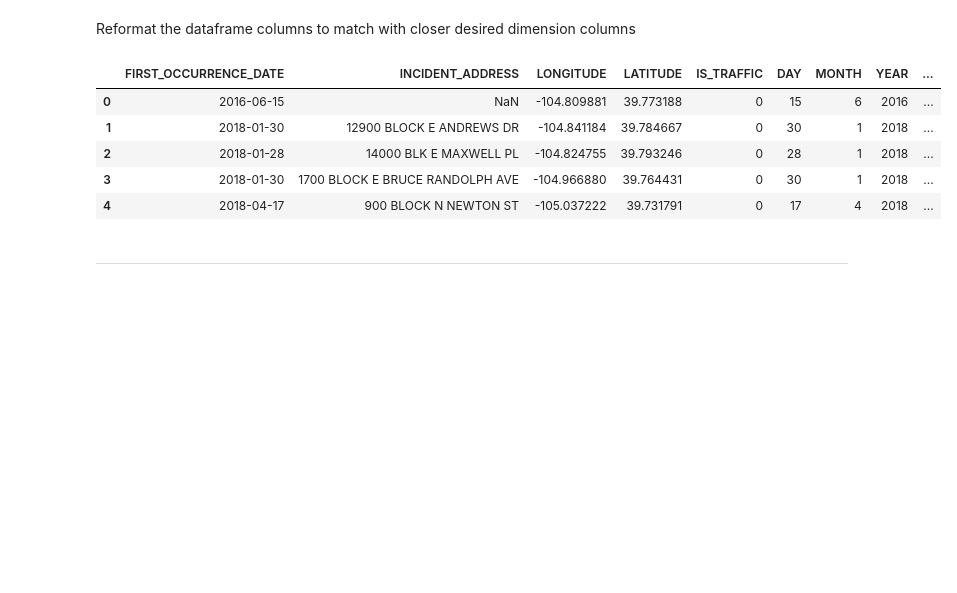
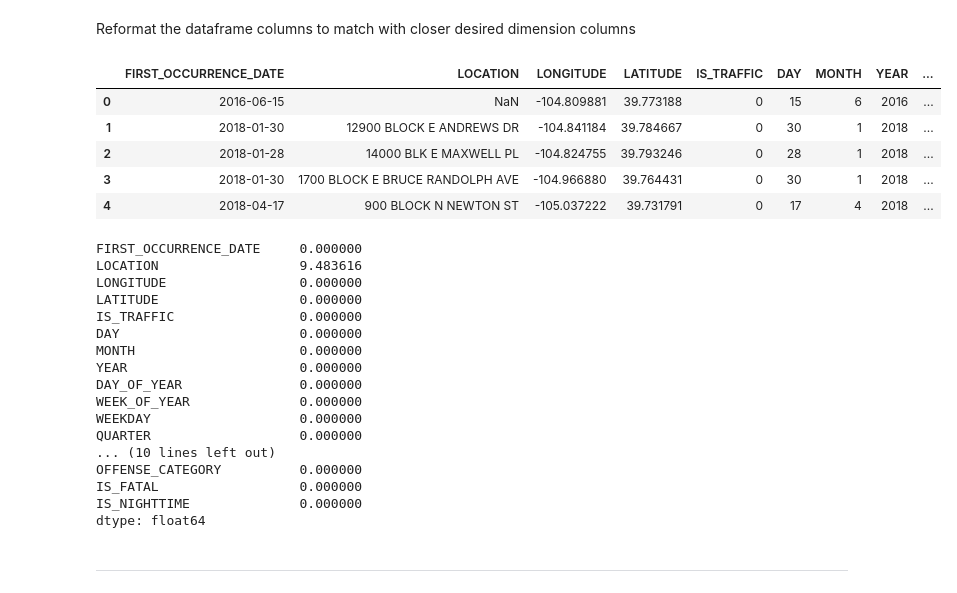
Before and after one commit to Quang-Vinh/Crime-Data-Mart, a Jupyter notebook: 2 - Data Staging/Crime Preprocessing.ipynb, the cells around one changed output. Saved outputs shown, nothing was run; the diff lists cells and outputs as text; code cells hidden in the pictures; blank space fills up the shorter version.

Commit message:
Reformatted data to be consistent, then merged denver and vancouver crime data

```diff
--- a/2 - Data Staging/Crime Preprocessing.ipynb
+++ b/2 - Data Staging/Crime Preprocessing.ipynb
@@ -142,6 +144,9 @@ denver_crimes['FIRST_OCCURRENCE_TIME'] = denver_crimes.FIRST_OCCURRENCE_DATE.dt.
 denver_crimes['REPORTED_TIME'] = denver_crimes.REPORTED_DATE.dt.time
 denver_crimes['LAST_OCCURRENCE_TIME'] = denver_crimes.LAST_OCCURRENCE_DATE.dt.time
 denver_crimes['FIRST_OCCURRENCE_DATE'] = denver_crimes.FIRST_OCCURRENCE_DATE.dt.date
+
+# Set missing Last occurence dates to None instead of NaT
+denver_crimes.loc[denver_crimes.LAST_OCCURRENCE_TIME.isnull(), 'LAST_OCCURRENCE_TIME'] = None
 # %% [markdown]
 ### Location
 # %%
@@ -200,28 +205,45 @@ Reformat the dataframe columns to match with closer desired dimension columns
 cols_drop = ['INCIDENT_ID', 'OFFENSE_ID', 'OFFENSE_CODE', 'OFFENSE_CODE_EXTENSION', 'OFFENSE_TYPE_ID', 'OFFENSE_CATEGORY_ID', 'GEO_X', 'GEO_Y',
              'DISTRICT_ID', 'PRECINCT_ID', 'NEIGHBORHOOD_ID', 'IS_CRIME', 'LAST_OCCURRENCE_DATE', 'REPORTED_DATE']
 denver_crimes.drop(cols_drop, axis = 1, inplace = True)
-
-
-# Rename cols
-denver_crimes = denver_crimes.rename(
-    columns = {'GEO_LON': 'LONGITUDE',
-               'GEO_LAT': 'LATITUDE',
-               'OFFENSE_TYPE_NAME': 'OFFENSE_TYPE',
-               'OFFENSE_CATEGORY_NAME': 'OFFENSE_CATEGORY',
-               'NEIGHBORHOOD_NAME': 'NEIGHBORHOOD',
-               'INCIDENT_ADDRRESS': 'LOCATION'}
-)
+# %%
+# Rename cols
+denver_crimes = denver_crimes.rename(
+    columns = {'GEO_LON': 'LONGITUDE',
+               'GEO_LAT': 'LATITUDE',
+               'OFFENSE_TYPE_NAME': 'OFFENSE_TYPE',
+               'OFFENSE_CATEGORY_NAME': 'OFFENSE_CATEGORY',
+               'NEIGHBORHOOD_NAME': 'NEIGHBORHOOD',
+               'INCIDENT_ADDRESS': 'LOCATION'}
+)
 # %%
 # Check final preprocessed data
 
 denver_crimes.head(5)
+denver_crimes.isnull().mean() * 100
 # %% [output]
-|  | FIRST_OCCURRENCE_DATE | INCIDENT_ADDRESS | LONGITUDE | LATITUDE | IS_TRAFFIC | DAY | MONTH | YEAR | ... |
+|  | FIRST_OCCURRENCE_DATE | LOCATION | LONGITUDE | LATITUDE | IS_TRAFFIC | DAY | MONTH | YEAR | ... |
 | 0 | 2016-06-15 | NaN | -104.809881 | 39.773188 | 0 | 15 | 6 | 2016 | ... |
 | 1 | 2018-01-30 | 12900 BLOCK E ANDREWS DR | -104.841184 | 39.784667 | 0 | 30 | 1 | 2018 | ... |
 | 2 | 2018-01-28 | 14000 BLK E MAXWELL PL | -104.824755 | 39.793246 | 0 | 28 | 1 | 2018 | ... |
 | 3 | 2018-01-30 | 1700 BLOCK E BRUCE RANDOLPH AVE | -104.966880 | 39.764431 | 0 | 30 | 1 | 2018 | ... |
 | 4 | 2018-04-17 | 900 BLOCK N NEWTON ST | -105.037222 | 39.731791 | 0 | 17 | 4 | 2018 | ... |
+FIRST_OCCURRENCE_DATE     0.000000
+LOCATION                  9.483616
+LONGITUDE                 0.000000
+LATITUDE                  0.000000
+IS_TRAFFIC                0.000000
+DAY                       0.000000
+MONTH                     0.000000
+YEAR                      0.000000
+DAY_OF_YEAR               0.000000
+WEEK_OF_YEAR              0.000000
+WEEKDAY                   0.000000
+QUARTER                   0.000000
+... (10 lines left out)
+OFFENSE_CATEGORY          0.000000
+IS_FATAL                  0.000000
+IS_NIGHTTIME              0.000000
+dtype: float64
 # %%
 # Save preprocessed crime data
 
```
Also changed, not shown: parts of 6 cells of this notebook.
